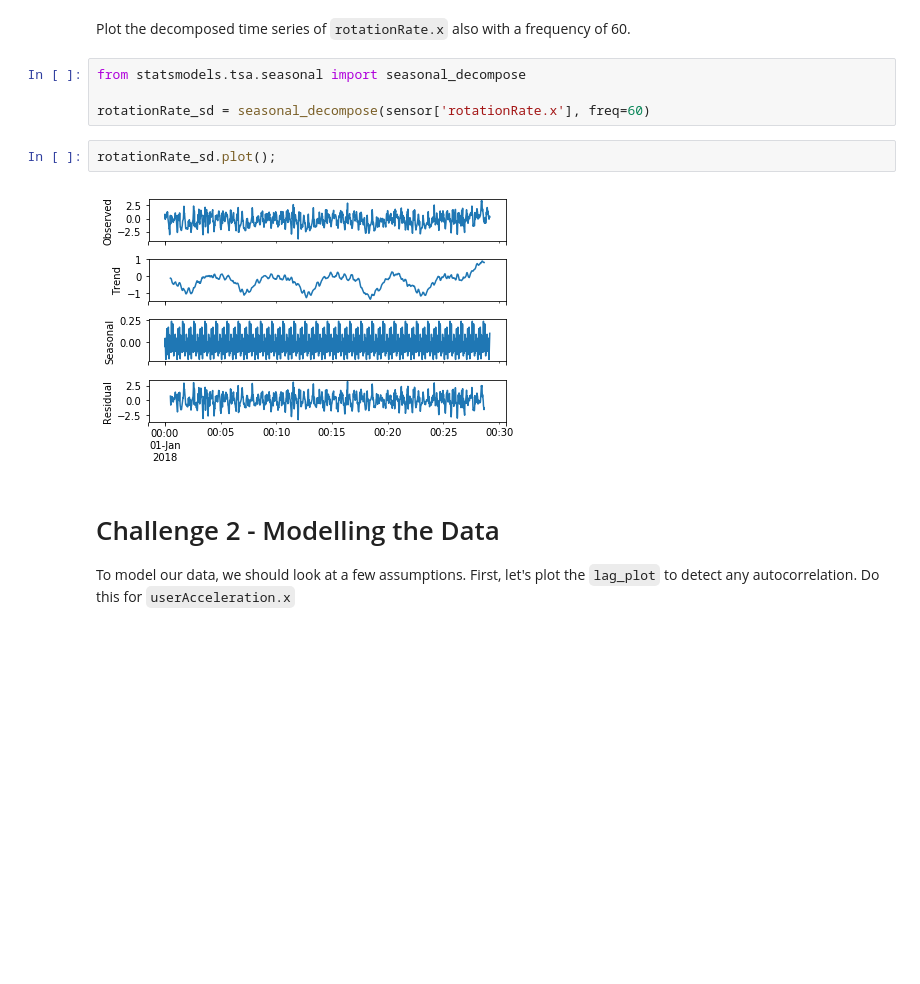
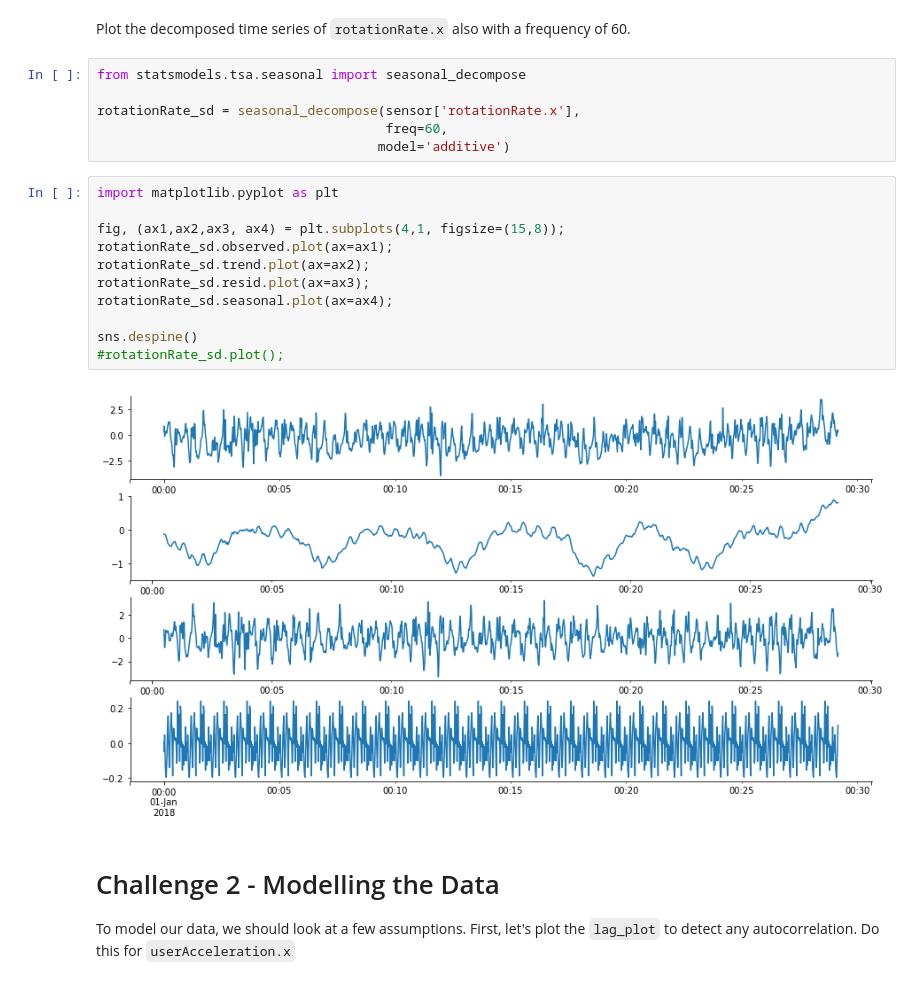
Before and after one commit to ironhacksao-datateam/june2019-ft, a Jupyter notebook: week_6/lab-time-series/your-code/lab_times_series.ipynb, the cells around one changed output. Cells and saved outputs as stored; diff of their text form; blank space fills up the shorter version.

```diff
--- a/week_6/lab-time-series/your-code/lab_times_series.ipynb
+++ b/week_6/lab-time-series/your-code/lab_times_series.ipynb
@@ -76,11 +76,22 @@ Plot the decomposed time series of `rotationRate.x` also with a frequency of 60.
 # %%
 from statsmodels.tsa.seasonal import seasonal_decompose
 
-rotationRate_sd = seasonal_decompose(sensor['rotationRate.x'], freq=60)
+rotationRate_sd = seasonal_decompose(sensor['rotationRate.x'],
+                                     freq=60,
+                                    model='additive')
-# %%
-rotationRate_sd.plot();
-# %% [output]
-[figure, removed]
+# %%
+import matplotlib.pyplot as plt
+
+fig, (ax1,ax2,ax3, ax4) = plt.subplots(4,1, figsize=(15,8));
+rotationRate_sd.observed.plot(ax=ax1);
+rotationRate_sd.trend.plot(ax=ax2);
+rotationRate_sd.resid.plot(ax=ax3);
+rotationRate_sd.seasonal.plot(ax=ax4);
+
+sns.despine()
+#rotationRate_sd.plot();
+# %% [output]
+[figure, added]
 # %% [markdown]
 # Challenge 2 - Modelling the Data
 
```
Also changed, not shown: 1 other file.
